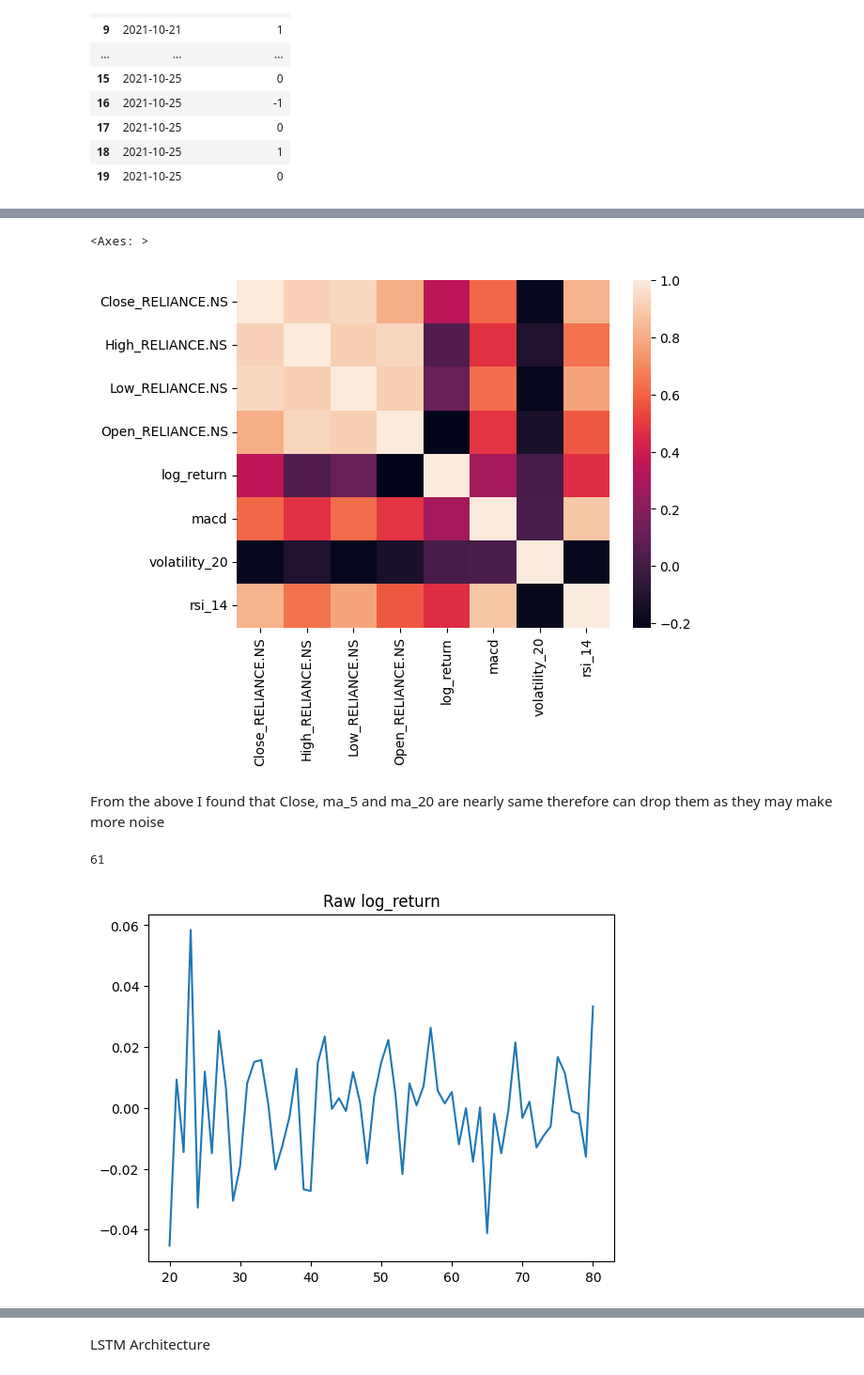
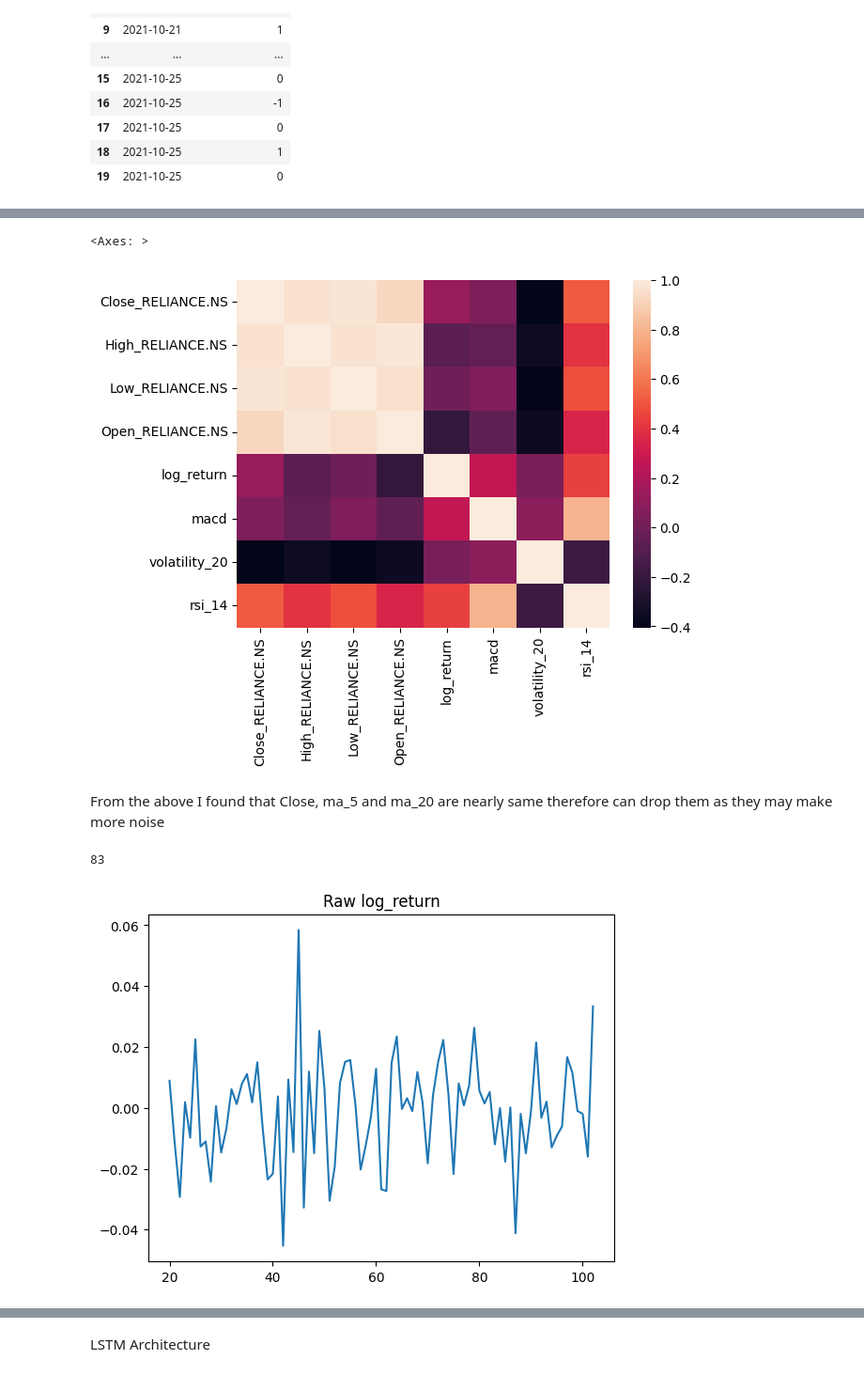
Before and after one commit to gursheelsingh11/Stock_Price_pred_based_on_sentiments_-_Marketmoods, a Jupyter notebook: LSTM.ipynb, the cells around one changed output, grey strips where cells are left out. Shown at 94% size. Cells and saved outputs as stored; diff of their text form; code cells hidden in the pictures.

Commit message:
Changed the LSTM code for 3 months news and target valueto next day return

```diff
--- a/LSTM.ipynb
+++ b/LSTM.ipynb
@@ -1,9 +1,9 @@
 # %%
 import yfinance as yf
-data = yf.download('Reliance.NS', start="2021-10-21", end="2022-02-16", progress = False)
+data = yf.download('Reliance.NS', start = '2021-09-20', end = '2022-02-16', progress = False)
 data.reset_index(inplace=True)
 
-data = data.reset_index()
+# data = data.reset_index()
 print(data.columns)
 print(data["Date"].dtype)
 # %% [output]
@@ -199,14 +181,14 @@ correlation = numeric_df.corr()
 sns.heatmap(correlation)
 # %% [output]
 <Axes: >
-[figure, old version]
+[figure, new version]
 # %% [markdown]
 From the above I found that Close, ma_5 and ma_20 are nearly same therefore can drop them as they may make more noise
 # %%
 df_final = df
 # %%
-df["log_return"].plot(title="Raw log_return")
+df_final["log_return"].plot(title="Raw log_return")
 print(df["log_return"].nunique())
 # %% [output]
-61
+83
-[figure, old version]
+[figure, new version]
```
Also changed, not shown: parts of 46 cells of this notebook.
